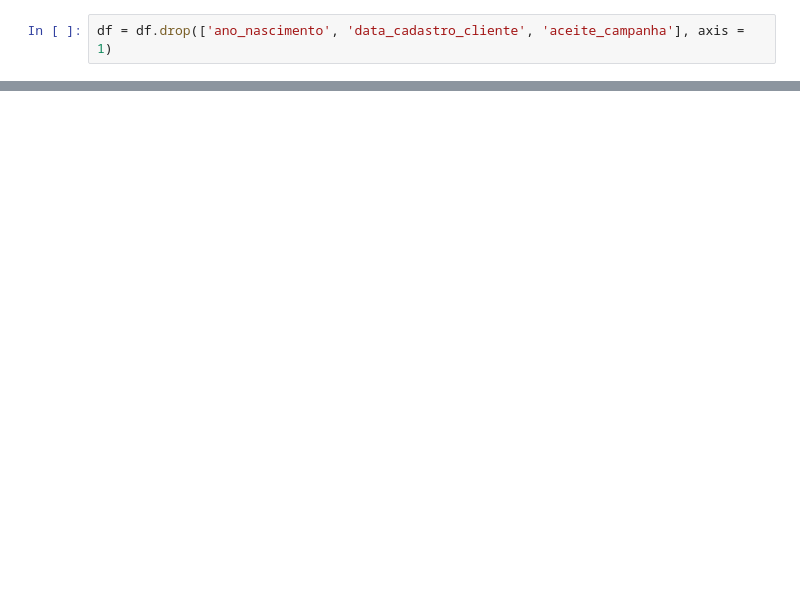
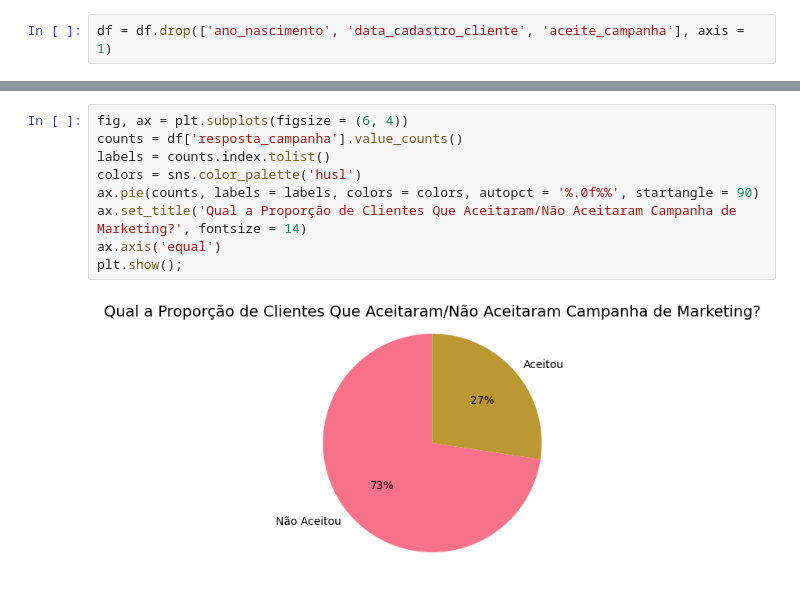
Before and after one commit to evandroviero/formacao-cientista-dados-dsa, a Jupyter notebook: DS para Análise Multivariada de Dados/Projeto 01/projeto_01.ipynb, the cells around one changed output, grey strips where cells are left out. Cells and saved outputs as stored; diff of their text form; blank space fills up the shorter version.

```diff
--- a/DS para Análise Multivariada de Dados/Projeto 01/projeto_01.ipynb
+++ b/DS para Análise Multivariada de Dados/Projeto 01/projeto_01.ipynb
@@ -168,0 +295,11 @@ df = df.drop(['ano_nascimento', 'data_cadastro_cliente', 'aceite_campanha'], axi
+# %%
+fig, ax = plt.subplots(figsize = (6, 4))
+counts = df['resposta_campanha'].value_counts()
+labels = counts.index.tolist()
+colors = sns.color_palette('husl')
+ax.pie(counts, labels = labels, colors = colors, autopct = '%.0f%%', startangle = 90)
+ax.set_title('Qual a Proporção de Clientes Que Aceitaram/Não Aceitaram Campanha de Marketing?', fontsize = 14)
+ax.axis('equal')
+plt.show();
+# %% [output]
+[figure, added]
```
Also changed, not shown: parts of 38 cells of this notebook.
